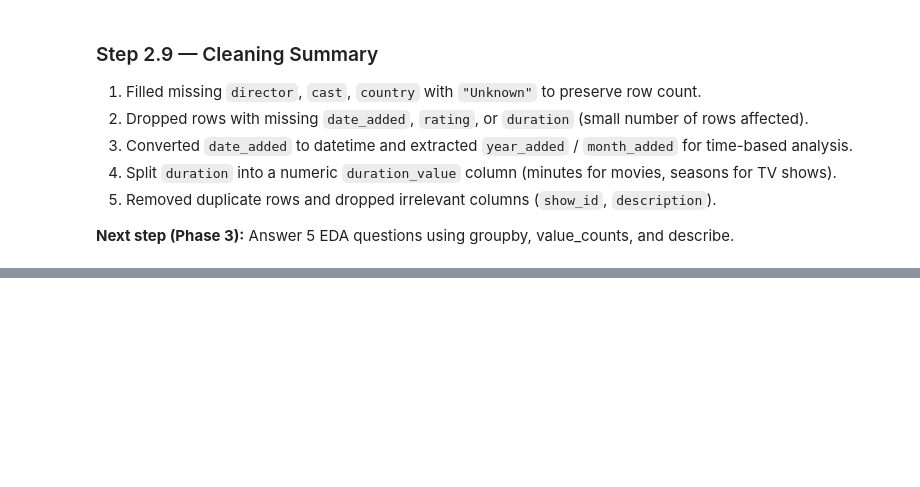
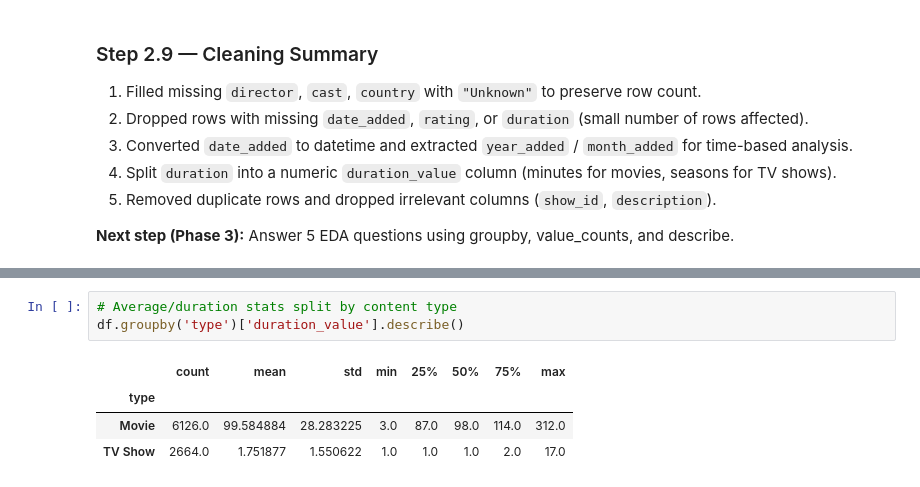
Before and after one commit to Shreekanth-aiml/netflix-eda-project, a Jupyter notebook: notebook.ipynb, the cells around one changed output, grey strips where cells are left out. Saved outputs shown, nothing was run; the diff lists cells and outputs as text; blank space fills up the shorter version.

```diff
--- a/notebook.ipynb
+++ b/notebook.ipynb
@@ -243,0 +327,8 @@ memory usage: 892.7+ KB
+# %%
+# Average/duration stats split by content type
+df.groupby('type')['duration_value'].describe()
+# %% [output]
+|  | count | mean | std | min | 25% | 50% | 75% | max |
+| type |  |  |  |  |  |  |  |  |
+| Movie | 6126.0 | 99.584884 | 28.283225 | 3.0 | 87.0 | 98.0 | 114.0 | 312.0 |
+| TV Show | 2664.0 | 1.751877 | 1.550622 | 1.0 | 1.0 | 1.0 | 2.0 | 17.0 |
```
Also changed, not shown: parts of 11 cells of this notebook.
